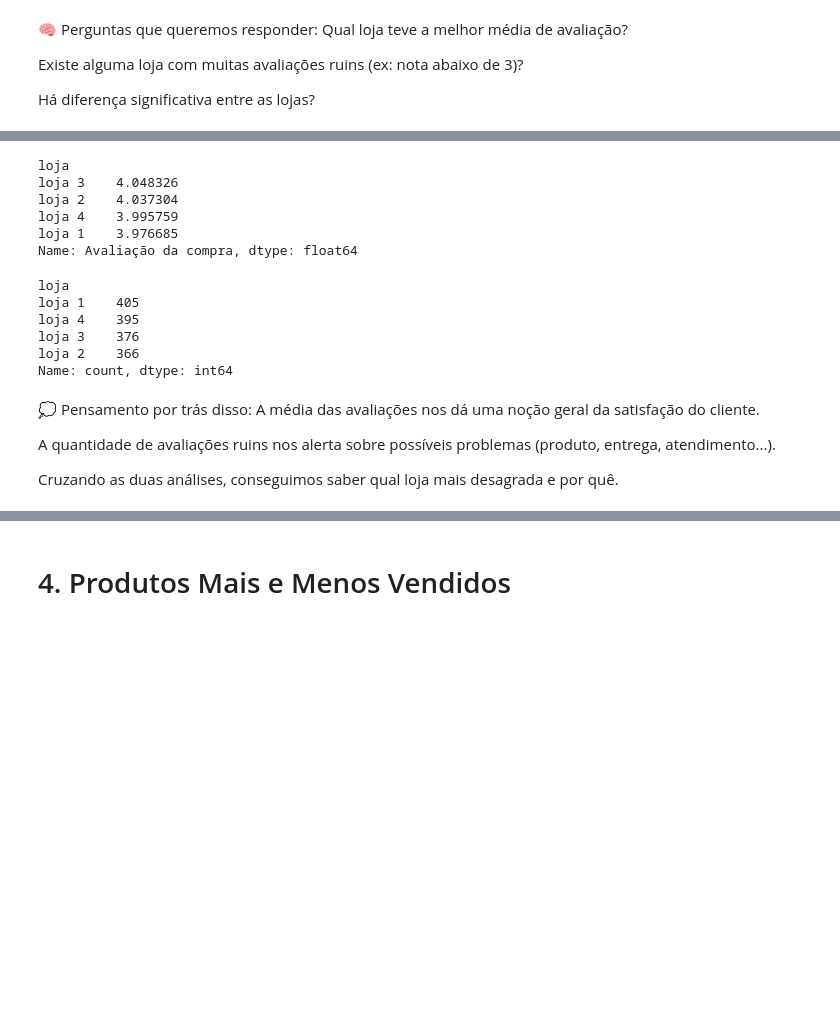
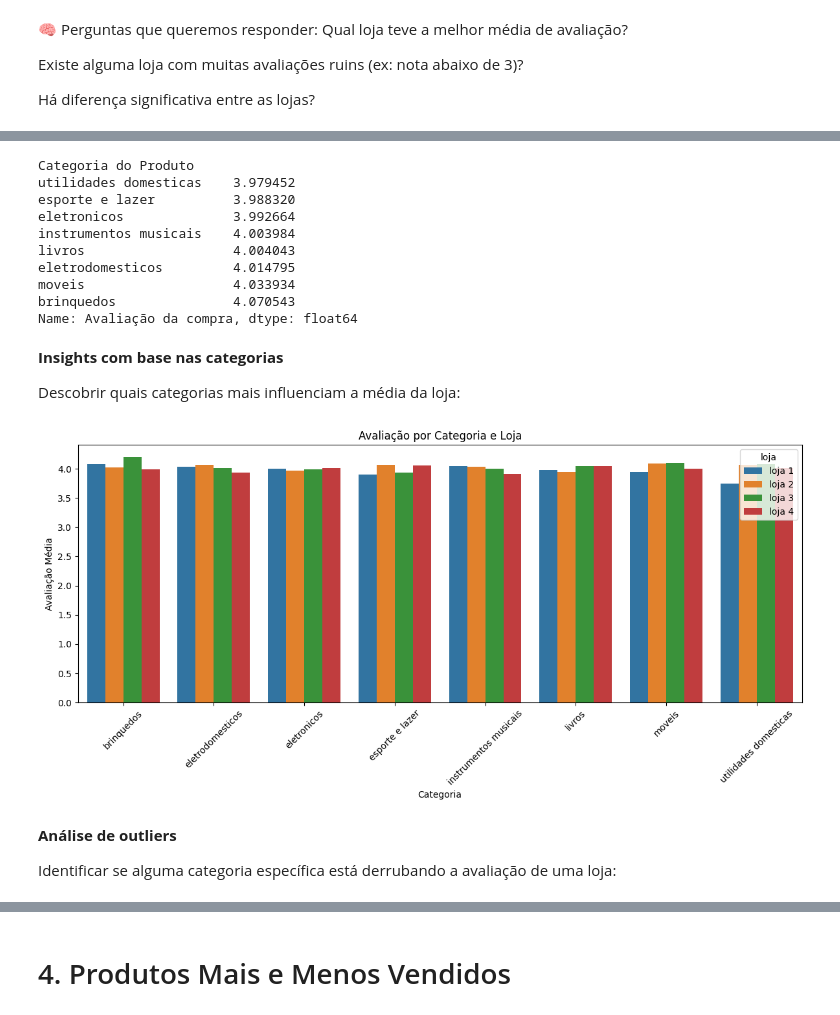
Before and after one commit to Erick-Viana/alura, a Jupyter notebook: AluraStoreBr.ipynb, the cells around one changed output, grey strips where cells are left out. Cells and saved outputs as stored; diff of their text form; code cells hidden in the pictures; blank space fills up the shorter version.

```diff
--- a/AluraStoreBr.ipynb
+++ b/AluraStoreBr.ipynb
@@ -126,15 +126,10 @@ dados.to_csv("dados_limpos.csv", index=False)
 #1. Análise do faturamento
 # %%
 # Crindo coluna faturamento
-dados['Faturamento'] = dados['Preço'] + dados['Frete']
-
-# Agrupar por loja e somar o faturamento
-faturamento_por_loja = dados.groupby('loja')['Faturamento'].sum().sort_values(ascending=False)
-
-# Atribuir faturamento_por_loja a faturamento para formatação
-faturamento = faturamento_por_loja
-faturamento_formatado = faturamento.apply(lambda x: f'R$ {x:,.2f}')
-# Exibir o resultado
-print(faturamento_formatado)
+dados['Faturamento_bruto'] = dados['Preço'] + dados['Frete']
+# Agregação
+faturamento_por_loja = dados.groupby('loja')['Faturamento_bruto'].sum().sort_values(ascending=False)
+#Formatação apenas para exibição
+print(faturamento_por_loja)
 # %% [output]
 loja
@@ -186,0 +326,4 @@ Há diferença significativa entre as lojas?
+# %%
+# Análise de avaliações por categoria de produto e por loja
+avaliacao_categoria = dados.groupby(['loja', 'Categoria do Produto'])['Avaliação da compra'].mean().unstack()
+print(avaliacao_categoria.round(2))
@@ -187,30 +394,37 @@ Há diferença significativa entre as lojas?
 # %%
-#Agrupar por loja e calcular a média das avaliações
-avaliacoes_lojas = dados.groupby('loja')['Avaliação da compra'].mean().sort_values(ascending=False)
-print(avaliacoes_lojas)
+# Tendências por categoria
+media_categoria = dados.groupby('Categoria do Produto')['Avaliação da compra'].mean().sort_values()
+print(media_categoria)
 # %% [output]
-loja
-loja 3    4.048326
-loja 2    4.037304
-loja 4    3.995759
-loja 1    3.976685
+Categoria do Produto
+utilidades domesticas    3.979452
+esporte e lazer          3.988320
+eletronicos              3.992664
+instrumentos musicais    4.003984
+livros                   4.004043
+eletrodomesticos         4.014795
+moveis                   4.033934
+brinquedos               4.070543
 Name: Avaliação da compra, dtype: float64
-# %%
-# Contar quantas avaliações abaixo de 3 por loja
-avaliacoes_ruins = dados[dados['Avaliação da compra'] < 3]
-avaliacoes_ruins_por_loja = avaliacoes_ruins['loja'].value_counts()
-print(avaliacoes_ruins_por_loja)
-# %% [output]
-loja
-loja 1    405
-loja 4    395
-loja 3    376
-loja 2    366
-Name: count, dtype: int64
-# %% [markdown]
-💭 Pensamento por trás disso:
-A média das avaliações nos dá uma noção geral da satisfação do cliente.
-
-A quantidade de avaliações ruins nos alerta sobre possíveis problemas (produto, entrega, atendimento...).
-
-Cruzando as duas análises, conseguimos saber qual loja mais desagrada e por quê.
+# %% [markdown]
+**Insights com base nas categorias**
+
+Descobrir quais categorias mais influenciam a média da loja:
+# %%
+import seaborn as sns
+
+# Derreta a tabela para facilitar análise
+avaliacao_categoria_melted = avaliacao_categoria.reset_index().melt(id_vars='loja', var_name='Categoria', value_name='Avaliação Média')
+
+plt.figure(figsize=(12, 6))
+sns.barplot(data=avaliacao_categoria_melted, x='Categoria', y='Avaliação Média', hue='loja')
+plt.xticks(rotation=45)
+plt.title('Avaliação por Categoria e Loja')
+plt.tight_layout()
+plt.show()
+# %% [output]
+[figure, added]
+# %% [markdown]
+**Análise de outliers**
+
+Identificar se alguma categoria específica está derrubando a avaliação de uma loja:
```
Also changed, not shown: parts of 82 cells of this notebook.
